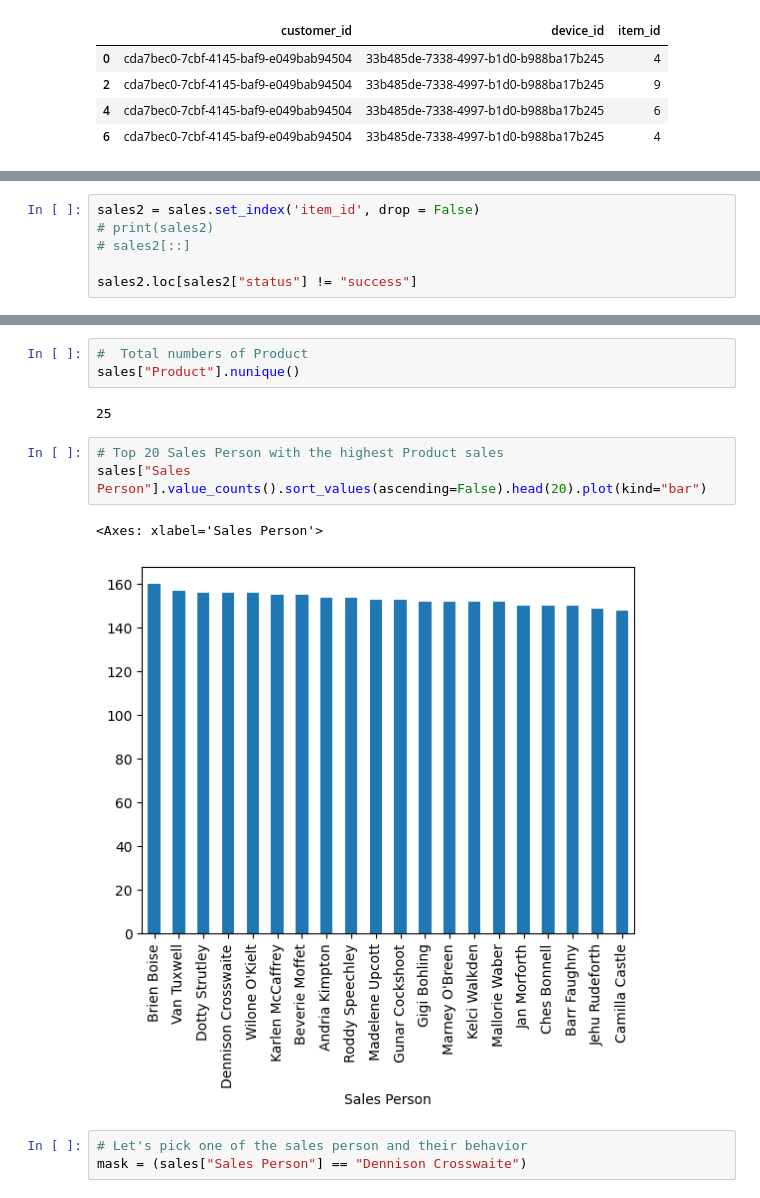
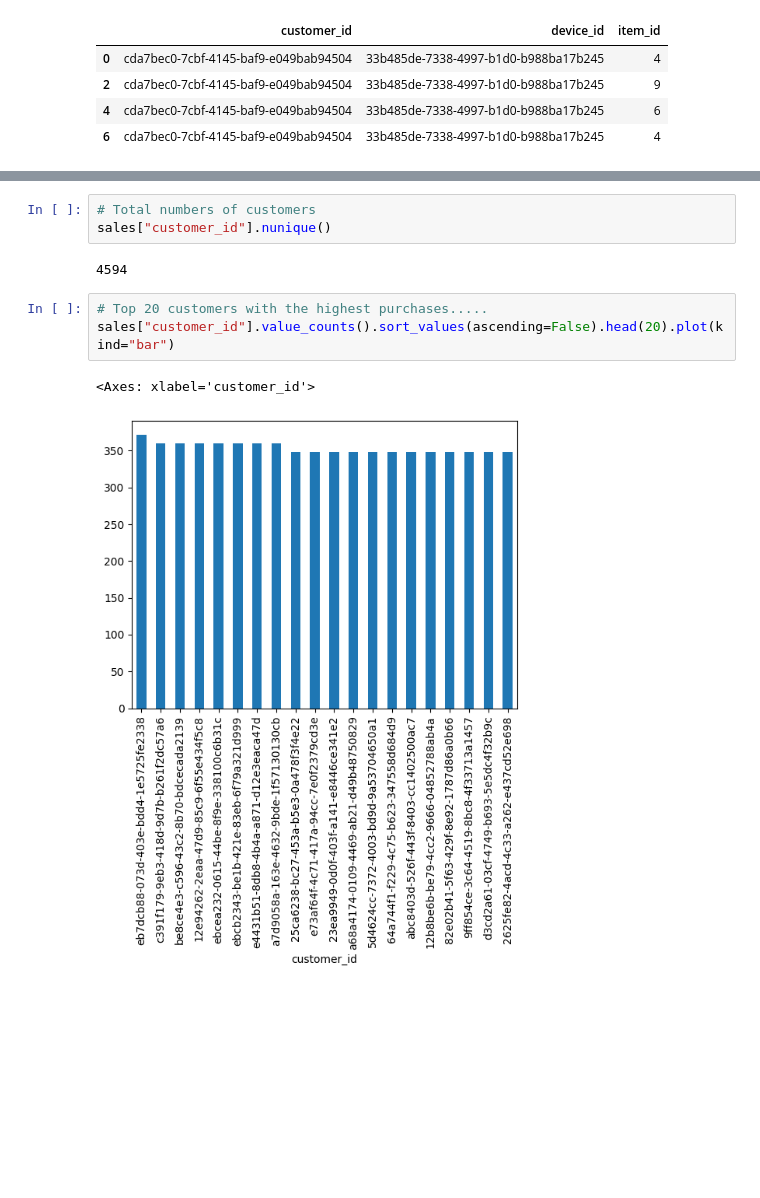
Before and after one commit to Olajcodes/GenAI_Learning_Python, a Jupyter notebook: Week_Six/11_09_2025/Pandas_101_task15.ipynb, the cells around one changed output, grey strips where cells are left out. Drawn from its saved outputs; the diff is of its cells as text; blank space fills up the shorter version.

```diff
--- a/Week_Six/11_09_2025/Pandas_101_task15.ipynb
+++ b/Week_Six/11_09_2025/Pandas_101_task15.ipynb
@@ -89,6 +88,0 @@ sales.iloc[::]
-# %%
-sales2 = sales.set_index('item_id', drop = False)
-# print(sales2)
-# sales2[::]
-
-sales2.loc[sales2["status"] != "success"]
@@ -290,14 +271,11 @@ sales[sales["Sales Person"] == "Dennison Crosswaite"]
 # %%
-#  Total numbers of Product
-sales["Product"].nunique()
+# Total numbers of customers
+sales["customer_id"].nunique()
 # %% [output]
-25
+4594
 # %%
-# Top 20 Sales Person with the highest Product sales
-sales["Sales Person"].value_counts().sort_values(ascending=False).head(20).plot(kind="bar")
+# Top 20 customers with the highest purchases.....
+sales["customer_id"].value_counts().sort_values(ascending=False).head(20).plot(kind="bar")
 # %% [output]
-<Axes: xlabel='Sales Person'>
+<Axes: xlabel='customer_id'>
-[figure, old version]
+[figure, new version]
-# %%
-# Let's pick one of the sales person and their behavior
-mask = (sales["Sales Person"] == "Dennison Crosswaite")
```
Also changed, not shown: parts of 29 cells of this notebook.
